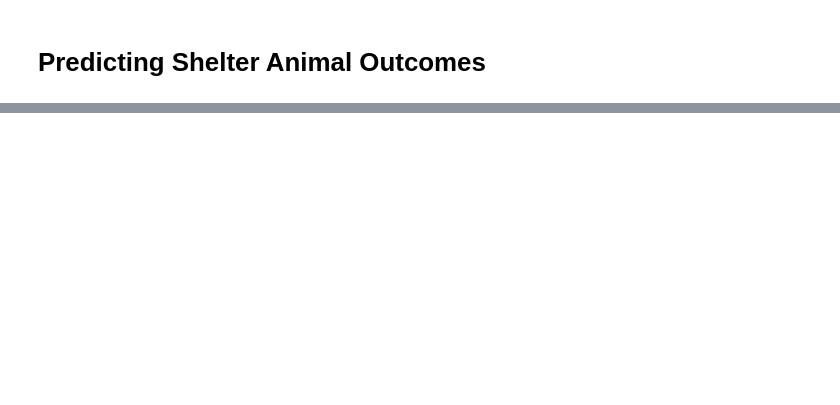
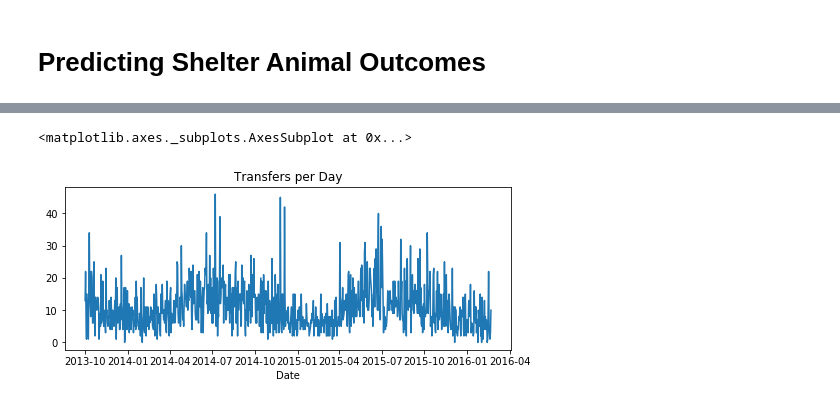
Before and after one commit to nicoleng/shelter_animal_prediction, a Jupyter notebook: Animal Shelter Prediction.ipynb, the cells around one changed output, grey strips where cells are left out. Cells and saved outputs as stored; diff of their text form; code cells hidden in the pictures; blank space fills up the shorter version.

```diff
--- a/Animal Shelter Prediction.ipynb
+++ b/Animal Shelter Prediction.ipynb
@@ -20,0 +337,8 @@ typeData = data.groupby("AnimalType")
+# %%
+# Transfers per Day
+DayData = ExpandedData.groupby('Date')
+DailyTransfers = DayData['Transfer'].agg(np.sum)
+DailyTransfers.plot(title='Transfers per Day', figsize =(8,3))
+# %% [output]
+<matplotlib.axes._subplots.AxesSubplot at 0x...>
+[figure, added]
```
Also changed, not shown: parts of 43 cells of this notebook.
